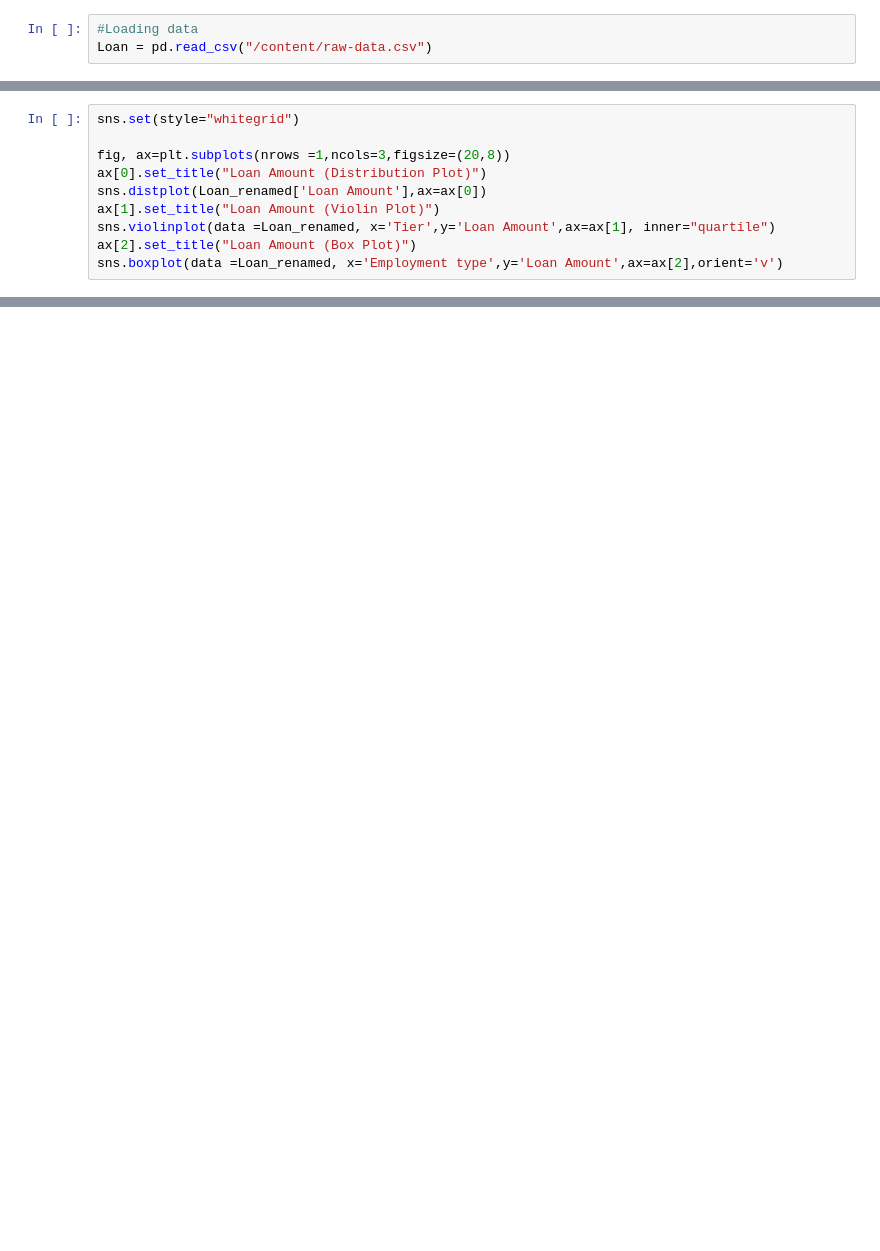
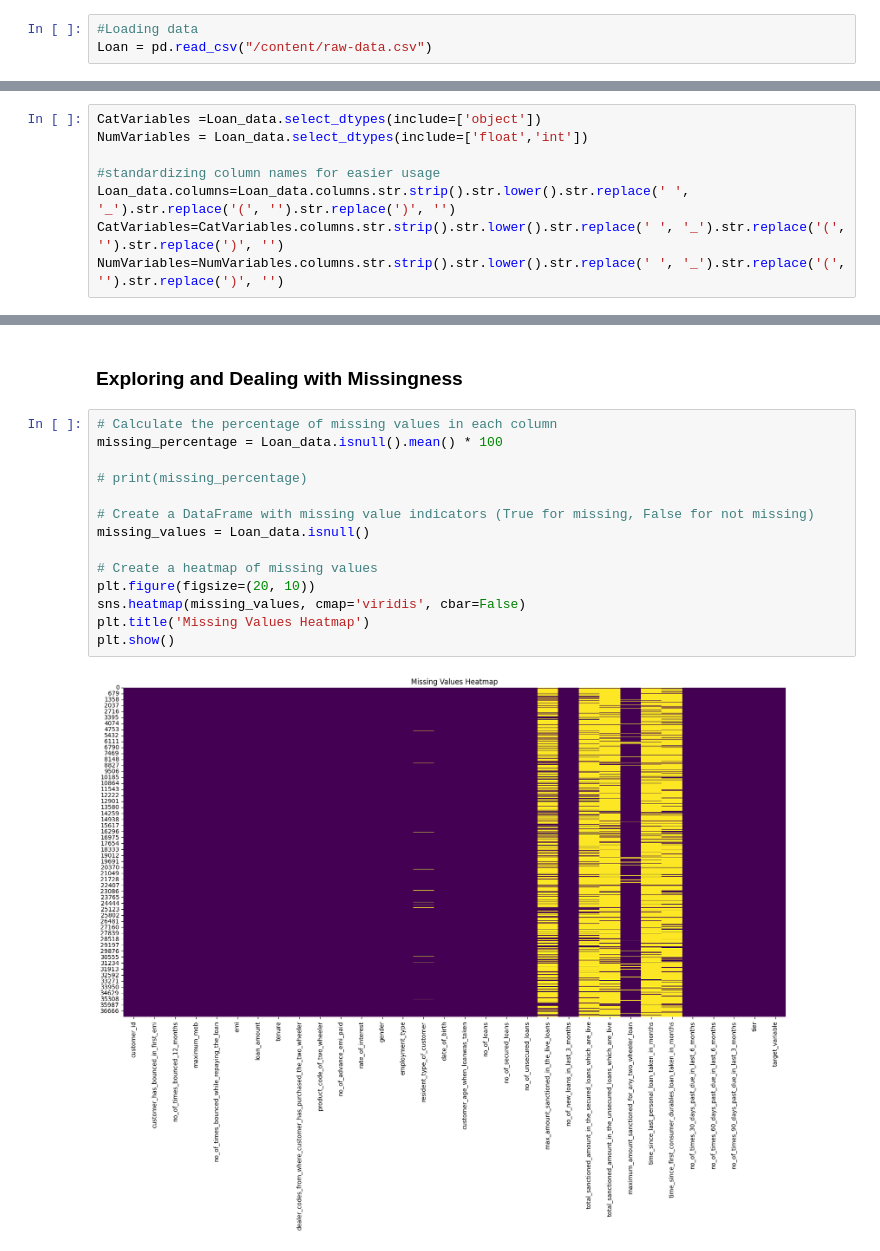
Before and after one commit to shisiajoy/machine-learning, a Jupyter notebook: Credit_risk_modelling.ipynb, the cells around one changed output, grey strips where cells are left out. Saved outputs shown, nothing was run; the diff lists cells and outputs as text; blank space fills up the shorter version.

```diff
--- a/Credit_risk_modelling.ipynb
+++ b/Credit_risk_modelling.ipynb
@@ -162,10 +49,0 @@ plt.show()
-# %%
-sns.set(style="whitegrid")
-
-fig, ax=plt.subplots(nrows =1,ncols=3,figsize=(20,8))
-ax[0].set_title("Loan Amount (Distribution Plot)")
-sns.distplot(Loan_renamed['Loan Amount'],ax=ax[0])
-ax[1].set_title("Loan Amount (Violin Plot)")
-sns.violinplot(data =Loan_renamed, x='Tier',y='Loan Amount',ax=ax[1], inner="quartile")
-ax[2].set_title("Loan Amount (Box Plot)")
-sns.boxplot(data =Loan_renamed, x='Employment type',y='Loan Amount',ax=ax[2],orient='v')
@@ -409,0 +97,8 @@ plt.show()
+# %%
+CatVariables =Loan_data.select_dtypes(include=['object'])
+NumVariables = Loan_data.select_dtypes(include=['float','int'])
+
+#standardizing column names for easier usage
+Loan_data.columns=Loan_data.columns.str.strip().str.lower().str.replace(' ', '_').str.replace('(', '').str.replace(')', '')
+CatVariables=CatVariables.columns.str.strip().str.lower().str.replace(' ', '_').str.replace('(', '').str.replace(')', '')
+NumVariables=NumVariables.columns.str.strip().str.lower().str.replace(' ', '_').str.replace('(', '').str.replace(')', '')
@@ -409,0 +127,18 @@ plt.show()
+# %% [markdown]
+### Exploring and Dealing with Missingness
+# %%
+# Calculate the percentage of missing values in each column
+missing_percentage = Loan_data.isnull().mean() * 100
+
+# print(missing_percentage)
+
+# Create a DataFrame with missing value indicators (True for missing, False for not missing)
+missing_values = Loan_data.isnull()
+
+# Create a heatmap of missing values
+plt.figure(figsize=(20, 10))
+sns.heatmap(missing_values, cmap='viridis', cbar=False)
+plt.title('Missing Values Heatmap')
+plt.show()
+# %% [output]
+[figure, added]
```
Also changed, not shown: parts of 73 cells of this notebook.
